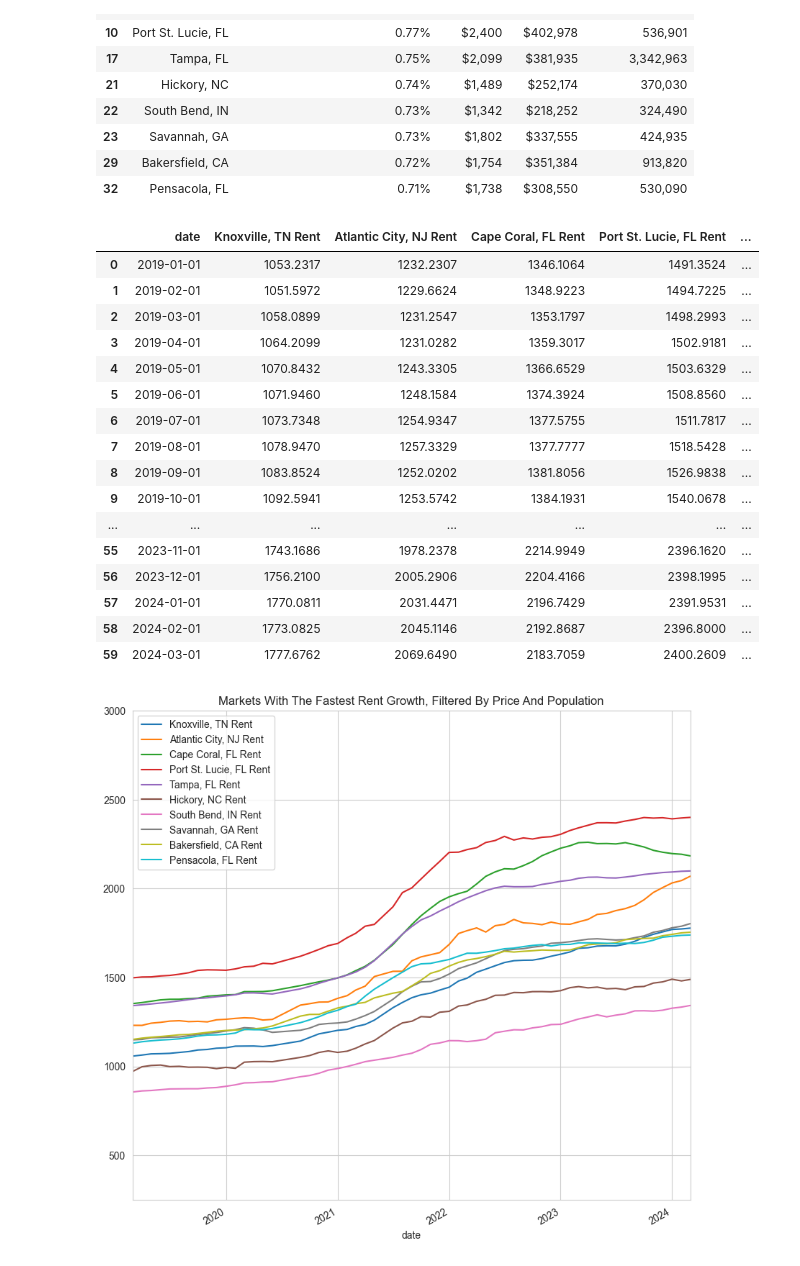
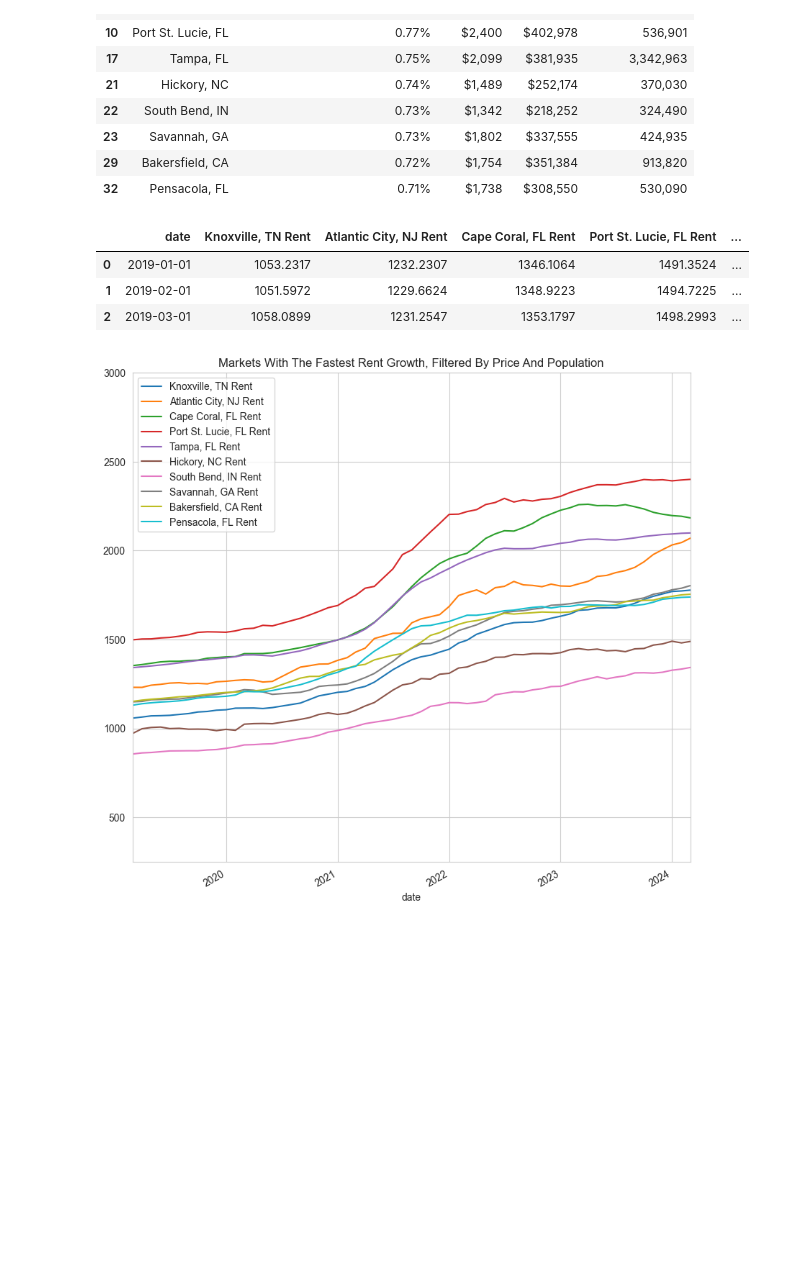
Before and after one commit to AustinJamesWolff/msa_rank_dashboard, a Jupyter notebook: rental_analysis.ipynb, the cells around one changed output. Drawn from its saved outputs; the diff is of its cells as text; code cells hidden in the pictures; blank space fills up the shorter version.

```diff
--- a/rental_analysis.ipynb
+++ b/rental_analysis.ipynb
@@ -372,27 +326,14 @@ prep_for_display(less_than_450k_price_more_than_250k_pop.head(10),
 # %%
 # Get the new, filtered dataframe to plot
 msas_to_plot_rent_250k = get_msas_to_plot(
     less_than_450k_price_more_than_250k_pop)
 
-msas_to_plot_rent_250k
+msas_to_plot_rent_250k.head(3)
 # %% [output]
 |  | date | Knoxville, TN Rent | Atlantic City, NJ Rent | Cape Coral, FL Rent | Port St. Lucie, FL Rent | ... |
 | 0 | 2019-01-01 | 1053.2317 | 1232.2307 | 1346.1064 | 1491.3524 | ... |
 | 1 | 2019-02-01 | 1051.5972 | 1229.6624 | 1348.9223 | 1494.7225 | ... |
 | 2 | 2019-03-01 | 1058.0899 | 1231.2547 | 1353.1797 | 1498.2993 | ... |
-| 3 | 2019-04-01 | 1064.2099 | 1231.0282 | 1359.3017 | 1502.9181 | ... |
-| 4 | 2019-05-01 | 1070.8432 | 1243.3305 | 1366.6529 | 1503.6329 | ... |
-| 5 | 2019-06-01 | 1071.9460 | 1248.1584 | 1374.3924 | 1508.8560 | ... |
-| 6 | 2019-07-01 | 1073.7348 | 1254.9347 | 1377.5755 | 1511.7817 | ... |
-| 7 | 2019-08-01 | 1078.9470 | 1257.3329 | 1377.7777 | 1518.5428 | ... |
-| 8 | 2019-09-01 | 1083.8524 | 1252.0202 | 1381.8056 | 1526.9838 | ... |
-| 9 | 2019-10-01 | 1092.5941 | 1253.5742 | 1384.1931 | 1540.0678 | ... |
-| ... | ... | ... | ... | ... | ... | ... |
-| 55 | 2023-11-01 | 1743.1686 | 1978.2378 | 2214.9949 | 2396.1620 | ... |
-| 56 | 2023-12-01 | 1756.2100 | 2005.2906 | 2204.4166 | 2398.1995 | ... |
-| 57 | 2024-01-01 | 1770.0811 | 2031.4471 | 2196.7429 | 2391.9531 | ... |
-| 58 | 2024-02-01 | 1773.0825 | 2045.1146 | 2192.8687 | 2396.8000 | ... |
-| 59 | 2024-03-01 | 1777.6762 | 2069.6490 | 2183.7059 | 2400.2609 | ... |
 # %%
 %matplotlib inline
 # Create simple plot
```
Also changed, not shown: parts of 4 cells of this notebook.
